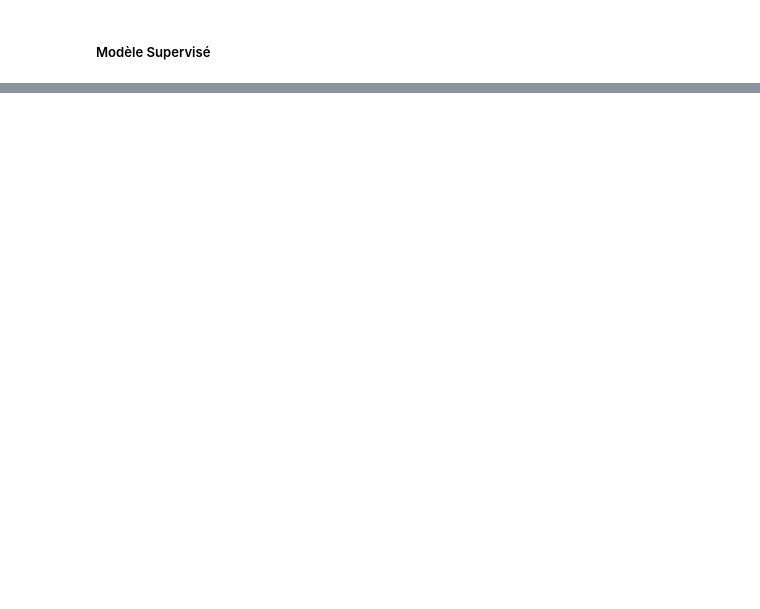
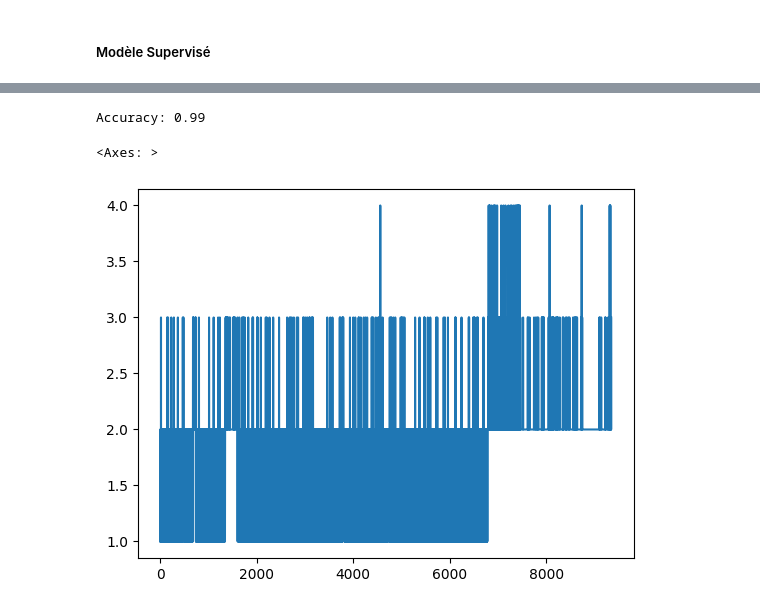
Before and after one commit to ValerieLav/SI-Gestion-et-Analyse-MDP, a Jupyter notebook: net.ipynb, the cells around one changed output, grey strips where cells are left out. Saved outputs shown, nothing was run; the diff lists cells and outputs as text; code cells hidden in the pictures; blank space fills up the shorter version.

```diff
--- a/net.ipynb
+++ b/net.ipynb
@@ -127,0 +236,3 @@ neigh = KNeighborsClassifier()
+# %%
+f2 = np.array([extract_features(pw) for pw in df2_clean['password']])
+dff2 = pd.DataFrame(f2, columns=['password', 'length', 'upper', 'lower', 'digit', 'spe', 'strength'])
@@ -127,0 +288,28 @@ neigh = KNeighborsClassifier()
+# %%
+# Split into features and labels
+X2 = dff2[['length', 'upper', 'lower', 'digit', 'spe']].values
+y2 = dff2['strength'].values
+
+# Train/test split
+X2_train, X2_test, y2_train, y2_test = train_test_split(X2, y2, test_size=0.2, random_state=42)
+
+# Standardize the data
+scaler = StandardScaler()
+X2_train_scaled = scaler.fit_transform(X2_train)
+X2_test_scaled = scaler.transform(X2_test)
+
+# Initialize and train the KNN model
+knn = KNeighborsClassifier(n_neighbors=5)
+knn.fit(X2_train_scaled, y2_train)
+
+# Make predictions and evaluate the model
+y2_pred = knn.predict(X2_test_scaled)
+accuracy = accuracy_score(y2_test, y2_pred)
+print(f'Accuracy: {accuracy:.2f}')
+# %% [output]
+Accuracy: 0.99
+# %%
+dff2['strength'].astype(int).plot()
+# %% [output]
+<Axes: >
+[figure, added]
```
Also changed, not shown: parts of 14 cells of this notebook, 1 other file.
